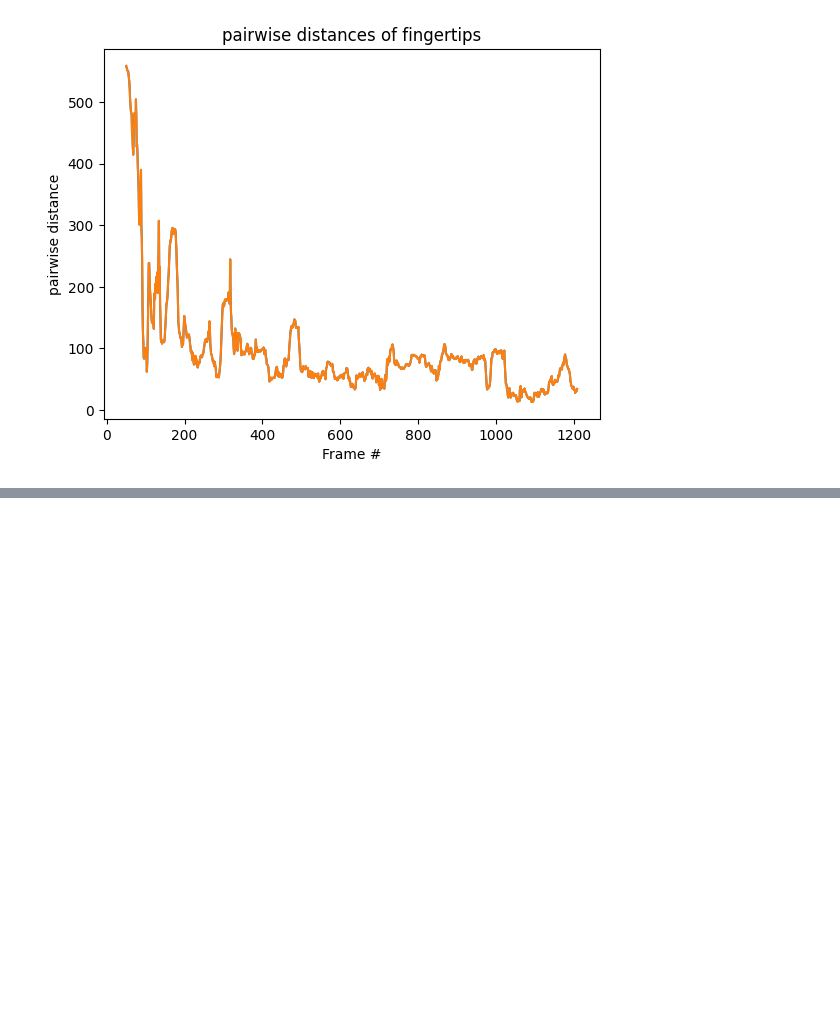
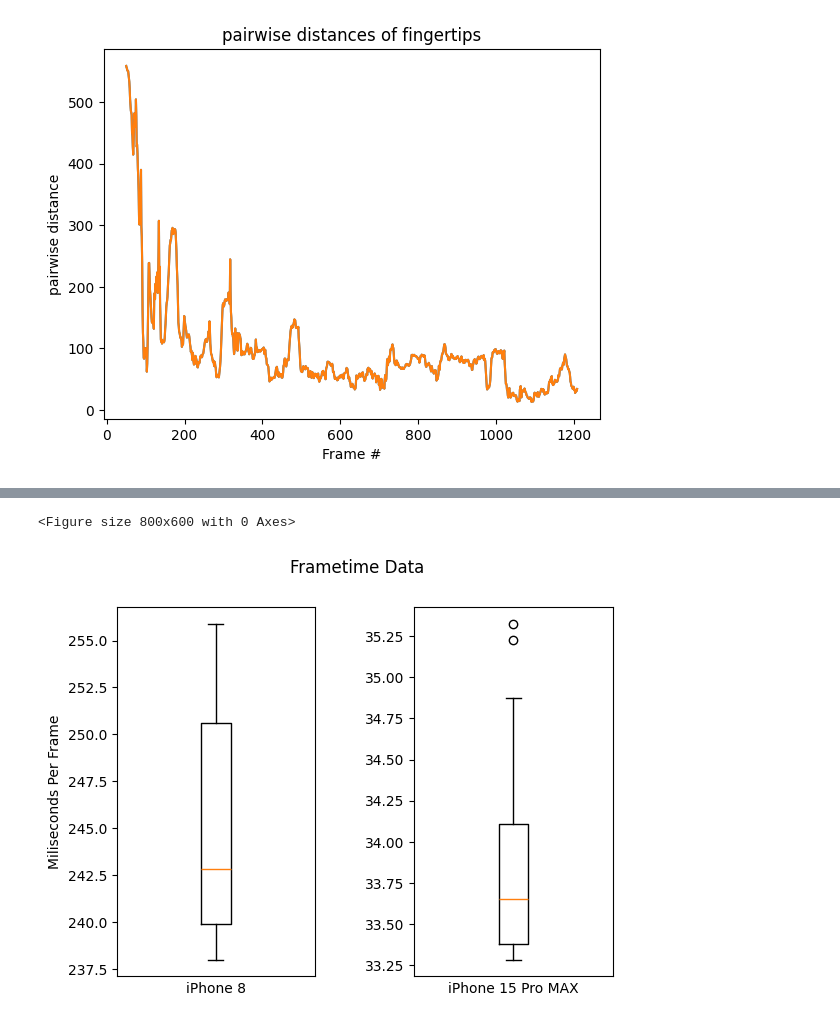
Before and after one commit to csu-hci-projects/FA23-FoldAR-Step-by-step-Instructions-for-Folding-Paper-Models-in-AR, a Jupyter notebook: FoldAR_Analysis.ipynb, the cells around one changed output, grey strips where cells are left out. Saved outputs shown, nothing was run; the diff lists cells and outputs as text; code cells hidden in the pictures; blank space fills up the shorter version.

```diff
--- a/FoldAR_Analysis.ipynb
+++ b/FoldAR_Analysis.ipynb
@@ -273,0 +356,21 @@ plot_pairwise(dataframe, finger_name='ring')
+# %%
+plt.figure(figsize =(8, 6))
+
+fig, (ax1, ax2) = plt.subplots(1, 2)
+
+ax1.boxplot(ip8_avg)
+ax2.boxplot(ip15_avg)
+ax1.set_xlabel("iPhone 8")
+ax1.set_xticks([])
+ax1.set_ylabel("Miliseconds Per Frame")
+ax2.set_xlabel("iPhone 15 Pro MAX")
+ax2.set_xticks([])
+
+# plt.boxplot([ip8_avg, ip15_avg])
+plt.suptitle("Frametime Data")
+# plt.ylabel("Miliseconds Per Frame")
+plt.subplots_adjust(wspace=0.5)
+plt.show()
+# %% [output]
+<Figure size 800x600 with 0 Axes>
+[figure, added]
```
Also changed, not shown: parts of 3 cells of this notebook.
